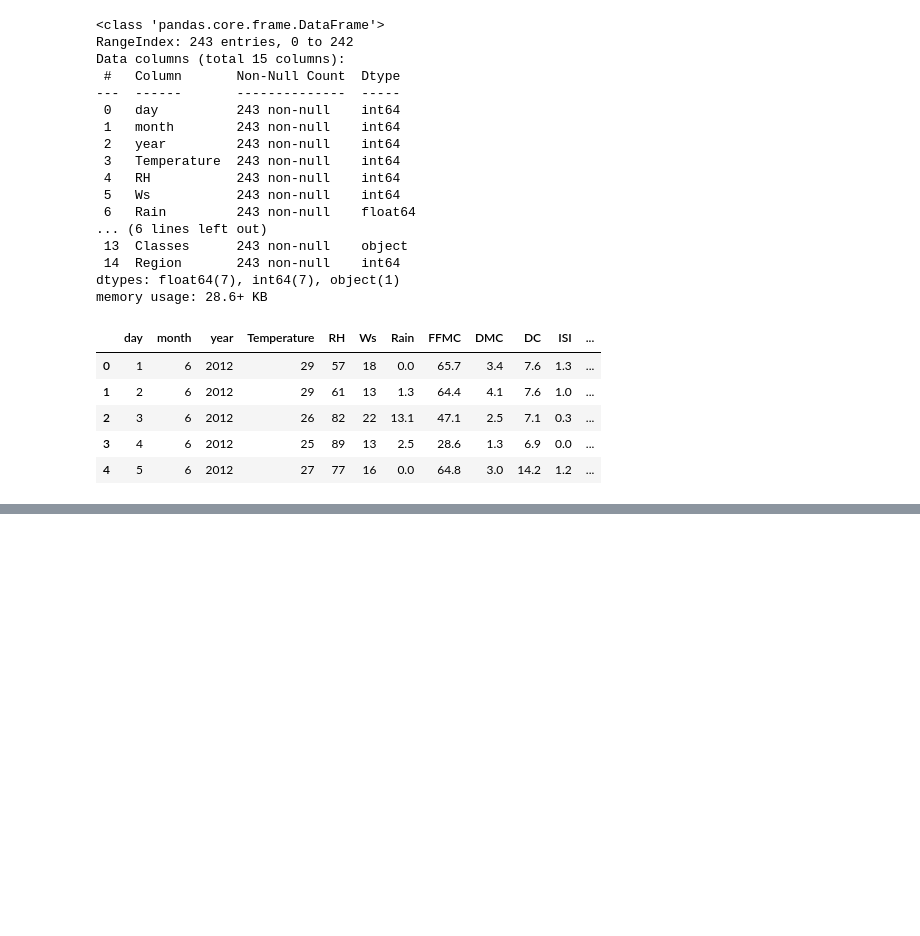
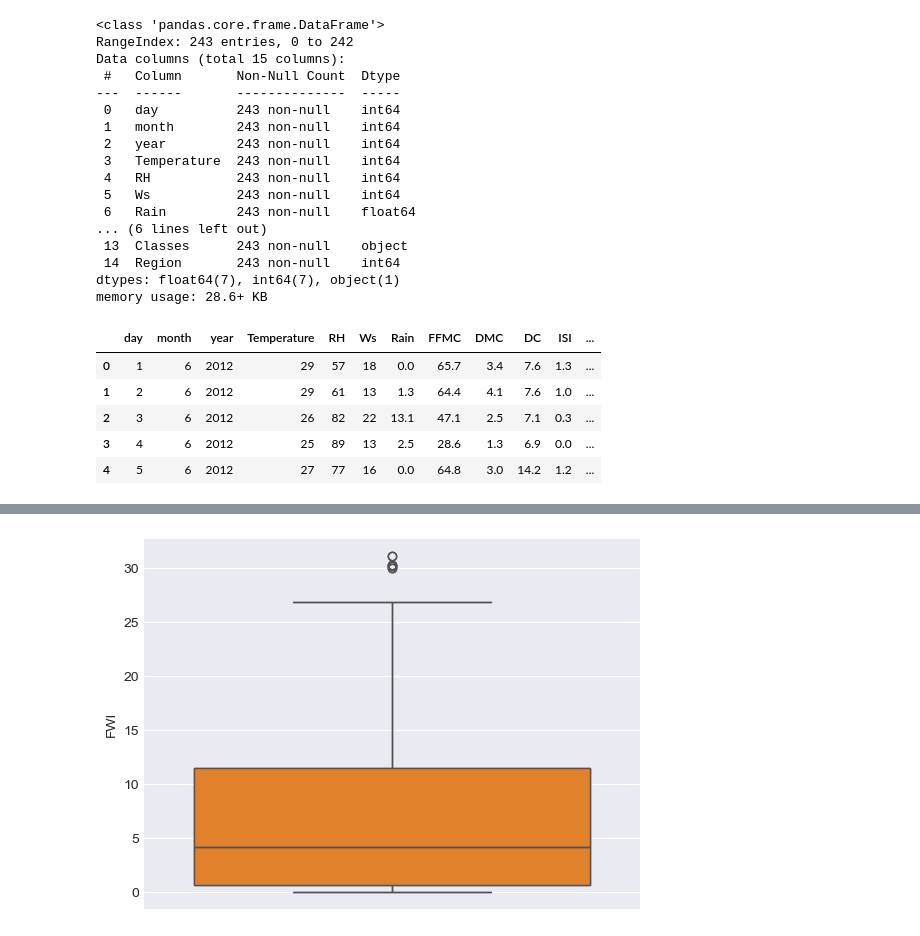
Before and after one commit to DevSrivastava02/Algerian-forest-fires-analysis, a Jupyter notebook: Project1.ipynb, the cells around one changed output, grey strips where cells are left out. Saved outputs shown, nothing was run; the diff lists cells and outputs as text; code cells hidden in the pictures; blank space fills up the shorter version.

```diff
--- a/Project1.ipynb
+++ b/Project1.ipynb
@@ -224,0 +308,6 @@ df.head()
+# %%
+#  Box plot
+sns.boxplot(data_copy["FWI"])
+plt.show()
+# %% [output]
+[figure, added]
```
Also changed, not shown: parts of 14 cells of this notebook.
